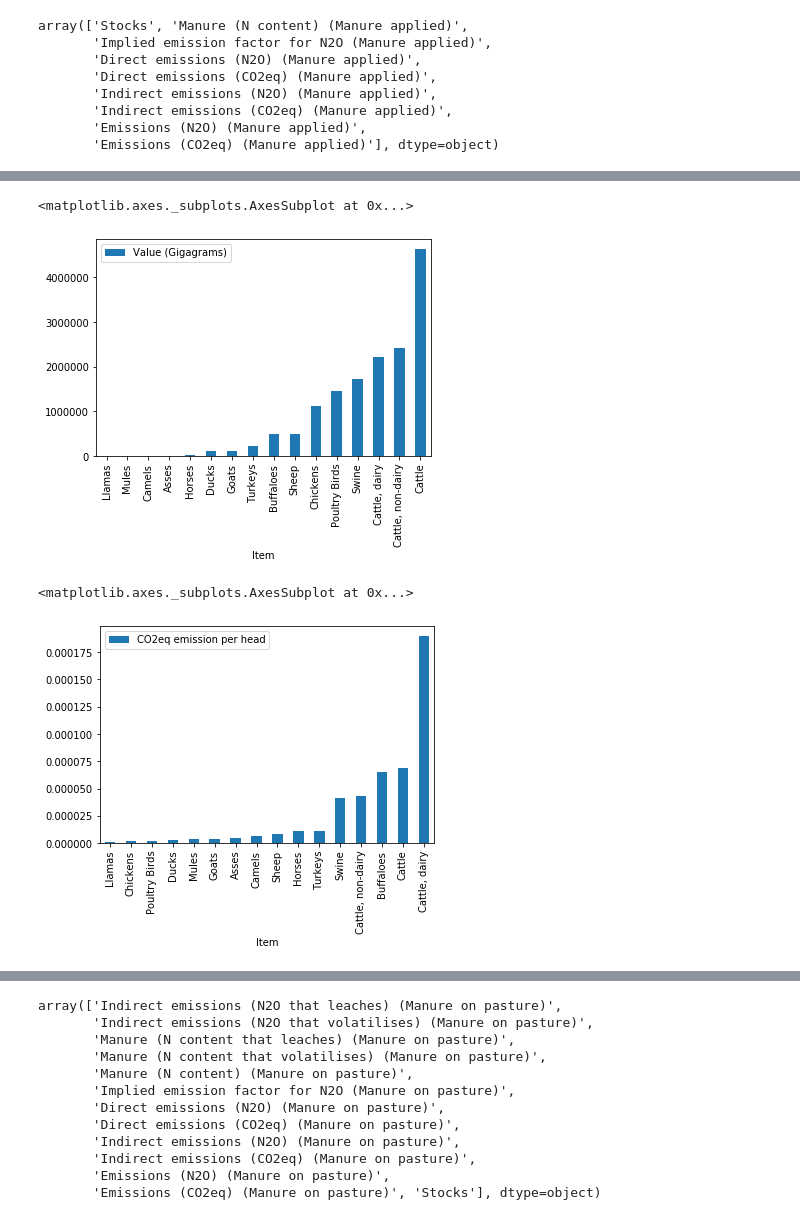
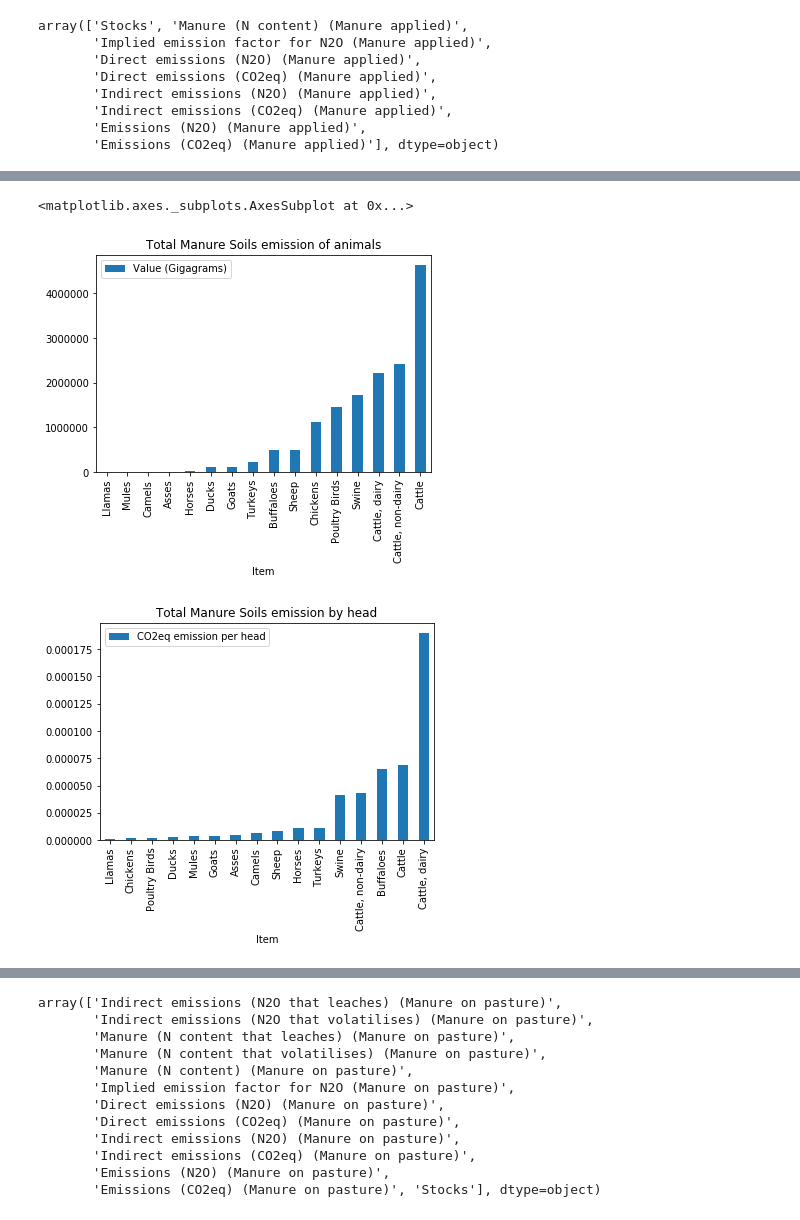
Before and after one commit to OthmanSefraoui/Data_story, a Jupyter notebook: Data_exploration.ipynb, the cells around one changed output, grey strips where cells are left out. Saved outputs shown, nothing was run; the diff lists cells and outputs as text; code cells hidden in the pictures.

```diff
--- a/Data_exploration.ipynb
+++ b/Data_exploration.ipynb
@@ -371,3 +298,12 @@ array(['Asses', 'Camels', 'Goats', 'Horses', 'Mules', 'Sheep',
 # %%
-Animals = ['Asses', 'Camels', 'Cattle, dairy', 'Cattle, non-dairy', 'Goats', 'Horses','Mules', 'Sheep','Cattle',
-           'Chickens', 'Poultry Birds','Buffaloes', 'Ducks','Turkeys', 'Swine', 'Llamas']
+print(df_manure_soils["Item"].unique())
+
+Animals = ['Asses', 'Camels', 'Cattle, dairy', 'Cattle, non-dairy', 'Goats', 'Horses',
+           'Mules', 'Sheep','Cattle','Chickens', 'Poultry Birds','Buffaloes', 'Ducks',
+           'Turkeys', 'Swine', 'Llamas']
+
+#Filtering animals
+dict_elements = {"Country" : ["World"],"Item" : Animals}
+columns = ["Country","Item"]
+df_filter_stock = select_on(stocks_manure_soils_by_animals,columns,dict_elements)
+df_filter_emission = select_on(emission_manure_soils_by_animals,columns,dict_elements)
@@ -404,14 +316,25 @@ df_manure_soils_grouped_stock
-# %%
-df_manure_soils_grouped_emission.sort_values("Value (Gigagrams)").plot.bar(x="Item",y="Value (Gigagrams)")
-# %% [output]
-<matplotlib.axes._subplots.AxesSubplot at 0x...>
-[figure, removed]
 # %%
+#Grouping stocks count
+df_manure_soils_grouped_stock = df_filter_stock.groupby(["Item"])\
+                                ['Value (Head)'].sum().reset_index()
+#Grouping total emissions count
+df_manure_soils_grouped_emission = df_filter_emission.groupby(["Item"])\
+                                ['Value (Gigagrams)'].sum().reset_index()
+
+df_manure_soils_grouped_emission.sort_values("Value (Gigagrams)").plot\
+.bar(x="Item",
+     y="Value (Gigagrams)",
+     title="Total Manure Soils\
+ emission of animals")
+
+#Merging to get emission by head
 merged = pd.merge(df_manure_soils_grouped_emission,\
                   df_manure_soils_grouped_stock,\
                   on = "Item")
 merged["CO2eq emission per head"] = merged["Value (Gigagrams)"] / merged["Value (Head)"]
-merged.sort_values("CO2eq emission per head").plot.bar(x="Item",y="CO2eq emission per head")
+merged.sort_values("CO2eq emission per head").plot\
+.bar(x="Item", y="CO2eq emission per head", title="Total Manure Soils emission by head")
 # %% [output]
 <matplotlib.axes._subplots.AxesSubplot at 0x...>
-[figure, old version]
+[figure, new version]
+[figure, added]
```
Also changed, not shown: parts of 122 cells of this notebook.
